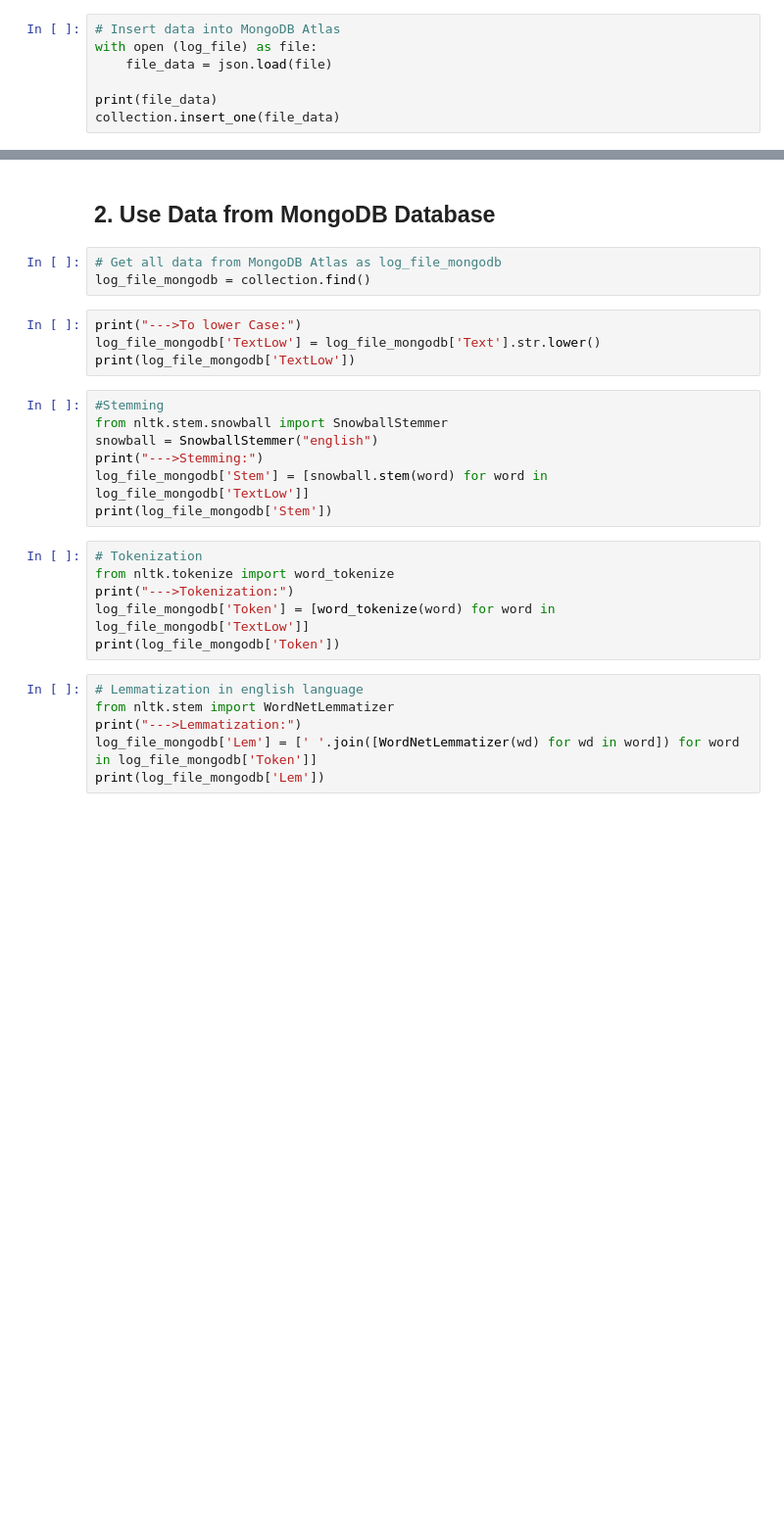
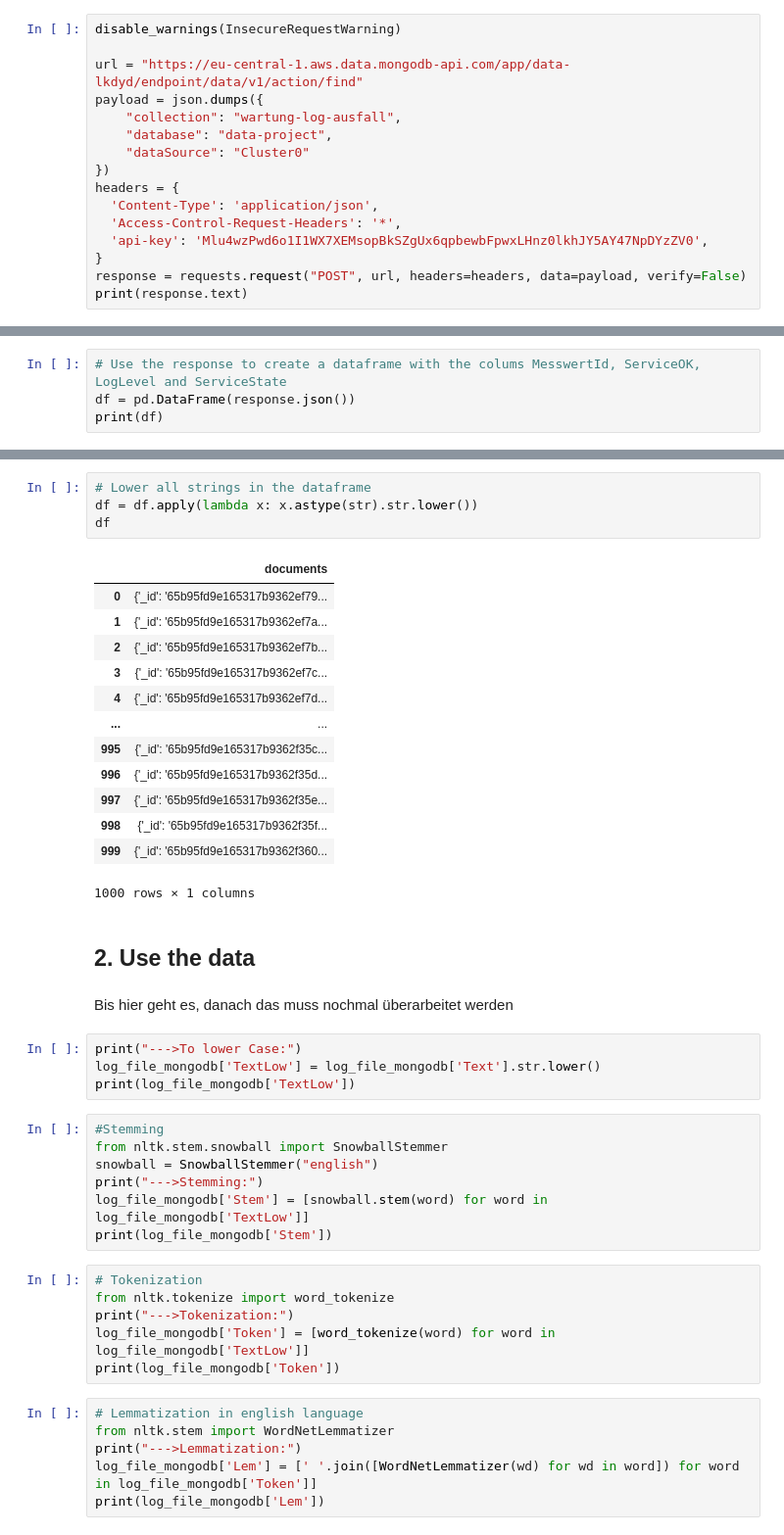
Before and after one commit to Flitschi7/big-data-management, a Jupyter notebook: notebook/Data-Prep-Logs.ipynb, the cells around one changed output, grey strips where cells are left out. Shown at 98% size. Saved outputs shown, nothing was run; the diff lists cells and outputs as text; blank space fills up the shorter version.

Commit message:
Adding API instead of DB request

```diff
--- a/notebook/Data-Prep-Logs.ipynb
+++ b/notebook/Data-Prep-Logs.ipynb
@@ -40,7 +21,16 @@ collection = datenbank['data-project']
-# %%
-# Insert data into MongoDB Atlas
-with open (log_file) as file:
-    file_data = json.load(file)
-
-print(file_data)
-collection.insert_one(file_data)
+# %%
+disable_warnings(InsecureRequestWarning)
+
+url = "https://eu-central-1.aws.data.mongodb-api.com/app/data-lkdyd/endpoint/data/v1/action/find"
+payload = json.dumps({
+    "collection": "wartung-log-ausfall",
+    "database": "data-project",
+    "dataSource": "Cluster0"
+})
+headers = {
+  'Content-Type': 'application/json',
+  'Access-Control-Request-Headers': '*',
+  'api-key': 'Mlu4wzPwd6o1I1WX7XEMsopBkSZgUx6qpbewbFpwxLHnz0lkhJY5AY47NpDYzZV0',
+}
+response = requests.request("POST", url, headers=headers, data=payload, verify=False)
+print(response.text)
@@ -46,0 +45,4 @@ collection.insert_one(file_data)
+# %%
+# Use the response to create a dataframe with the colums MesswertId, ServiceOK, LogLevel and ServiceState
+df = pd.DataFrame(response.json())
+print(df)
@@ -47,8 +64,25 @@ collection.insert_one(file_data)
+# %%
+# Lower all strings in the dataframe
+df = df.apply(lambda x: x.astype(str).str.lower())
+df
+# %% [output]
+|  | documents |
+| 0 | {'_id': '65b95fd9e165317b9362ef79... |
+| 1 | {'_id': '65b95fd9e165317b9362ef7a... |
+| 2 | {'_id': '65b95fd9e165317b9362ef7b... |
+| 3 | {'_id': '65b95fd9e165317b9362ef7c... |
+| 4 | {'_id': '65b95fd9e165317b9362ef7d... |
+| ... | ... |
+| 995 | {'_id': '65b95fd9e165317b9362f35c... |
+| 996 | {'_id': '65b95fd9e165317b9362f35d... |
+| 997 | {'_id': '65b95fd9e165317b9362f35e... |
+| 998 | {'_id': '65b95fd9e165317b9362f35f... |
+| 999 | {'_id': '65b95fd9e165317b9362f360... |
+1000 rows × 1 columns
 # %% [markdown]
-## 2. Use Data from MongoDB Database
+## 2. Use the data
-# %%
-# Get all data from MongoDB Atlas as log_file_mongodb
-log_file_mongodb = collection.find()
+# %% [markdown]
+Bis hier geht es, danach das muss nochmal überarbeitet werden
 # %%
 print("--->To lower Case:")
 log_file_mongodb['TextLow'] = log_file_mongodb['Text'].str.lower()
```
Also changed, not shown: parts of 8 cells of this notebook, 1 other file.
